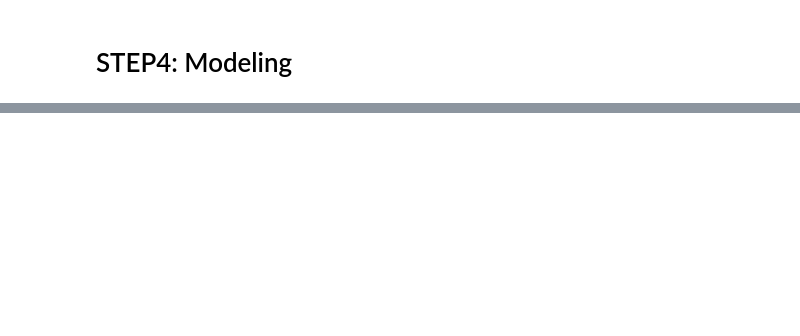
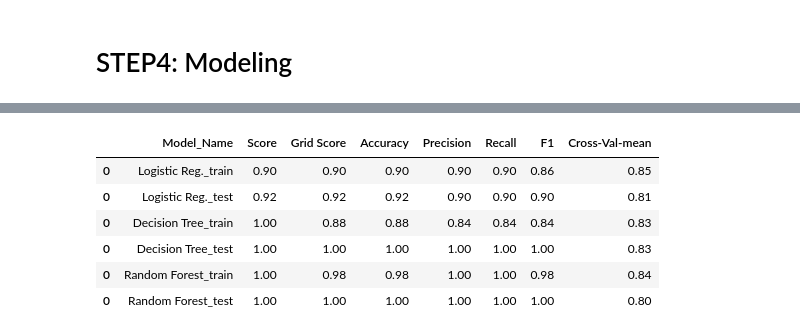
Before and after one commit to elendarn/titanic_ml, a Jupyter notebook: titanic_ml.ipynb, the cells around one changed output, grey strips where cells are left out. Saved outputs shown, nothing was run; the diff lists cells and outputs as text; code cells hidden in the pictures; blank space fills up the shorter version.

```diff
--- a/titanic_ml.ipynb
+++ b/titanic_ml.ipynb
@@ -858,0 +880,3 @@ accuracy_score(Ytest, y_pred)
+# %%
+param_grid    = {'model__max_depth': [2, 5, 10]}
+all_scores_df = pd.concat([all_scores_df, get_scores(train_test_dict, param_grid, 'dtc')], axis=0)
@@ -858,0 +907,3 @@ accuracy_score(Ytest, y_pred)
+# %%
+param_grid    = {'model__max_depth': [15, 20, 30, 40], 'model__n_estimators': [150 , 200, 250]}
+all_scores_df = pd.concat([all_scores_df, get_scores(train_test_dict, param_grid, 'rfc')], axis=0)
@@ -858,0 +932,10 @@ accuracy_score(Ytest, y_pred)
+# %%
+all_scores_df
+# %% [output]
+|  | Model_Name | Score | Grid Score | Accuracy | Precision | Recall | F1 | Cross-Val-mean |
+| 0 | Logistic Reg._train | 0.90 | 0.90 | 0.90 | 0.90 | 0.90 | 0.86 | 0.85 |
+| 0 | Logistic Reg._test | 0.92 | 0.92 | 0.92 | 0.90 | 0.90 | 0.90 | 0.81 |
+| 0 | Decision Tree_train | 1.00 | 0.88 | 0.88 | 0.84 | 0.84 | 0.84 | 0.83 |
+| 0 | Decision Tree_test | 1.00 | 1.00 | 1.00 | 1.00 | 1.00 | 1.00 | 0.83 |
+| 0 | Random Forest_train | 1.00 | 0.98 | 0.98 | 1.00 | 1.00 | 0.98 | 0.84 |
+| 0 | Random Forest_test | 1.00 | 1.00 | 1.00 | 1.00 | 1.00 | 1.00 | 0.80 |
```
Also changed, not shown: parts of 29 cells of this notebook.
